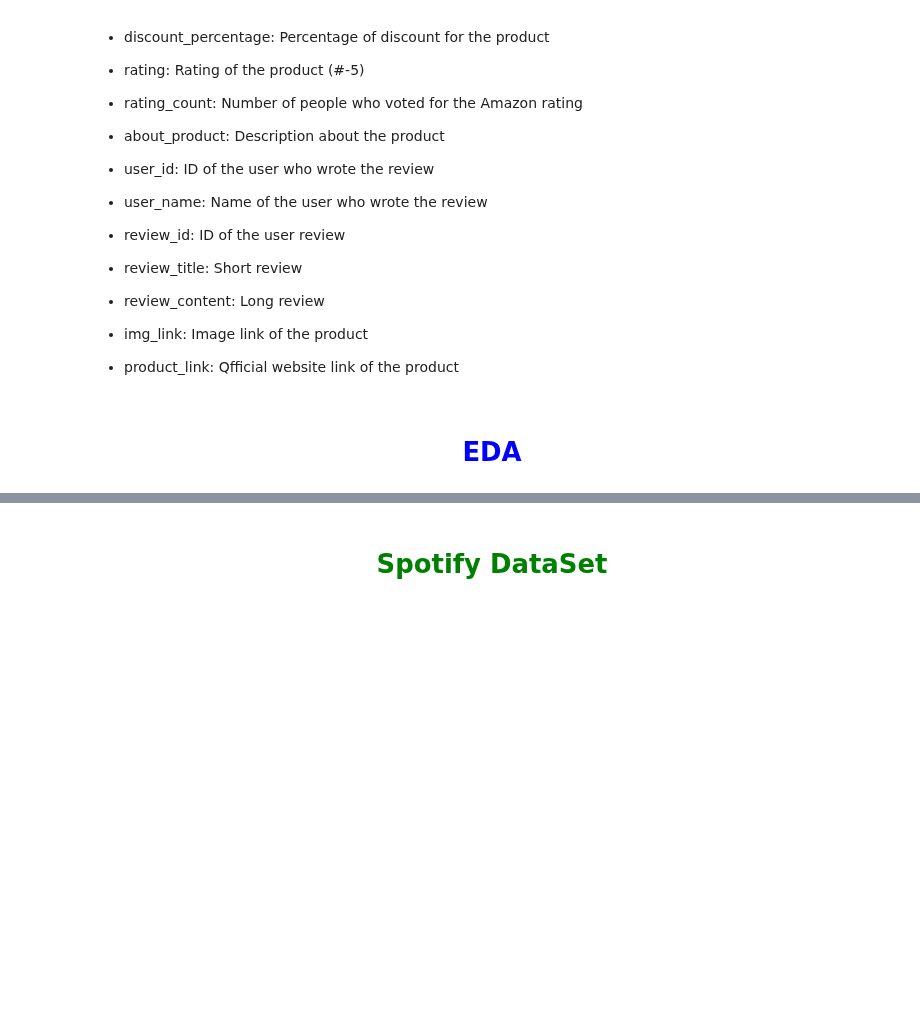
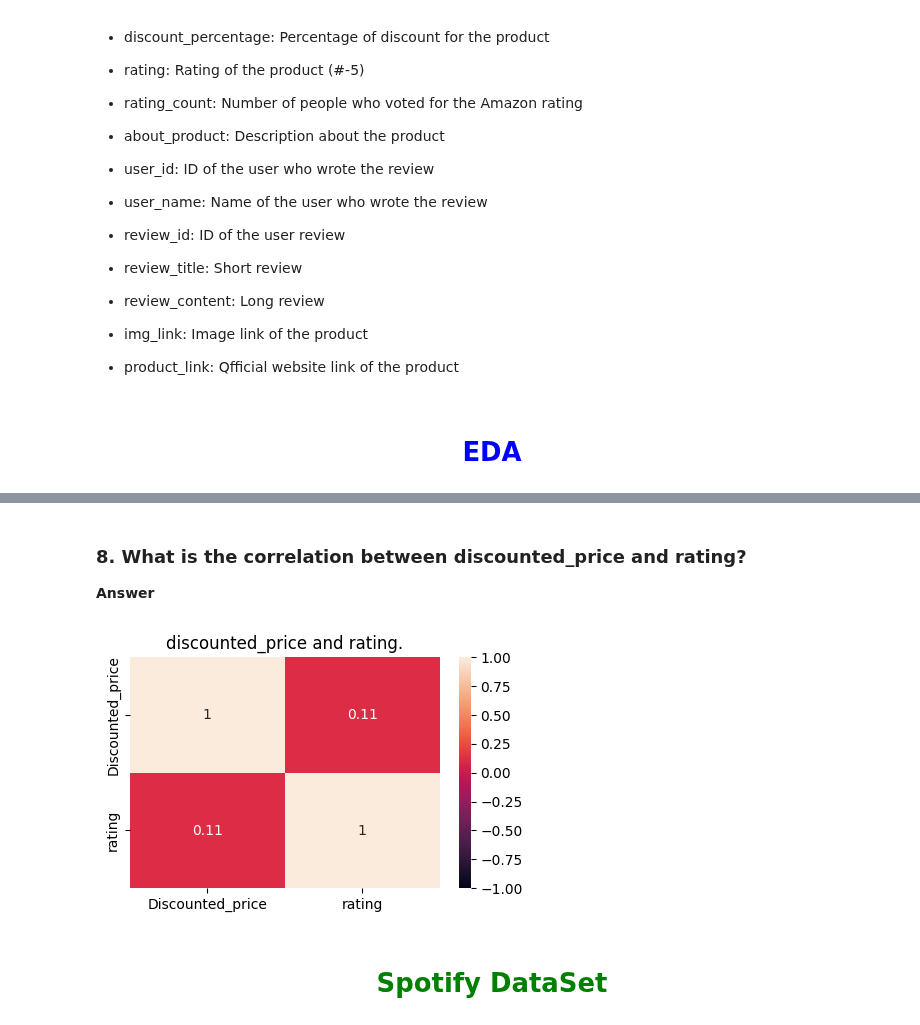
Before and after one commit to AjayKumar095/Data-Science-Masters, a Jupyter notebook: EDA_On_Amazon_Sales_Data_and_Spotify_Data/EDA_Amazon_Sales_Data.ipynb, the cells around one changed output, grey strips where cells are left out. Saved outputs shown, nothing was run; the diff lists cells and outputs as text; code cells hidden in the pictures; blank space fills up the shorter version.

```diff
--- a/EDA_On_Amazon_Sales_Data_and_Spotify_Data/EDA_Amazon_Sales_Data.ipynb
+++ b/EDA_On_Amazon_Sales_Data_and_Spotify_Data/EDA_Amazon_Sales_Data.ipynb
@@ -40,0 +49,4 @@ This dataset contains information on #K+ Amazon products, including their rating
+# %%
+amz_df=pd.read_csv('amazon.csv')
+amz_df.dropna(inplace=True)
+amz_df.head()
@@ -41,3 +104,17 @@ This dataset contains information on #K+ Amazon products, including their rating
+# %% [markdown]
+<h3>8. What is the correlation between discounted_price and rating?</h3>
+<p><b>Answer</b></p>
+# %%
+amz_df['rating'] = [float(rate) if rate != '|' else 0.0 for rate in amz_df['rating']]
+# %%
+
+discounted_price_and_rating = pd.DataFrame({'Discounted_price':amz_df['discounted_price'], 'rating':amz_df['rating']})
+plt.figure(figsize=(5,3))
+sns.heatmap(data=discounted_price_and_rating.corr(), annot=True, vmax=1, vmin=-1)
+plt.title('discounted_price and rating.')
+plt.show()
+# %% [output]
+[figure, added]
 # %% [markdown]
 <h1 style='color: green;'><center>Spotify DataSet</center></h1>
 # %% [markdown]
```
Also changed, not shown: parts of 7 cells of this notebook.
